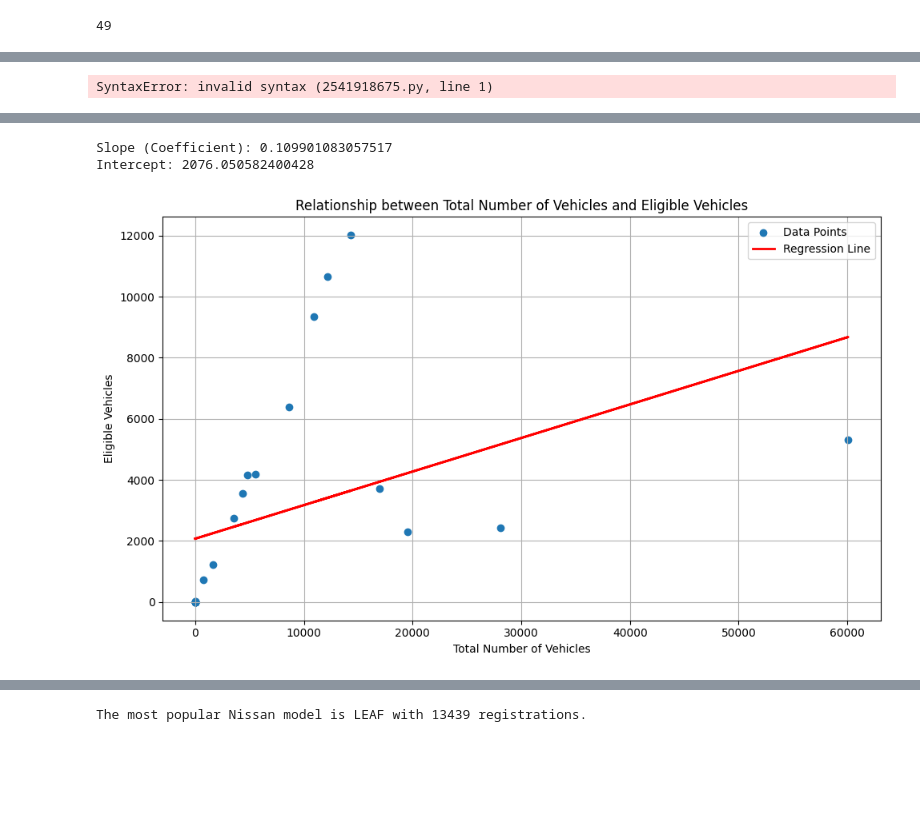
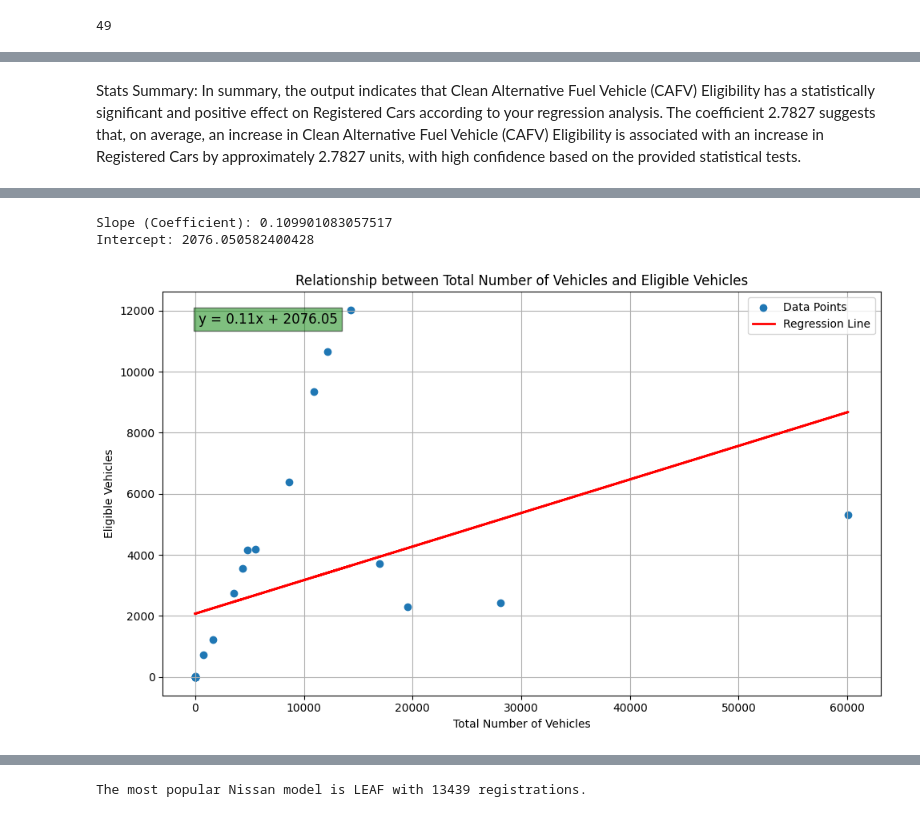
Before and after one commit to mariemsdiaz/electric-vehicles-washington, a Jupyter notebook: mariemproject/EVS/EVCarsEDA.ipynb, the cells around one changed output, grey strips where cells are left out. Cells and saved outputs as stored; diff of their text form; code cells hidden in the pictures; blank space fills up the shorter version.

Commit message:
finalizing charts and cleaning

```diff
--- a/mariemproject/EVS/EVCarsEDA.ipynb
+++ b/mariemproject/EVS/EVCarsEDA.ipynb
@@ -251,10 +250,8 @@ Notes:
-# %%
-Stats Summary: In summary, the output indicates that Clean Alternative Fuel Vehicle (CAFV) Eligibility has a statistically
-significant and positive effect on Registered Cars according to your regression analysis. The coefficient 2.7827
-suggests that, on average, an increase in Clean Alternative Fuel Vehicle (CAFV) Eligibility is associated with an
-increase in Registered Cars by approximately 2.7827 units, with high confidence based on the provided statistical tests.
-# %% [output]
-SyntaxError: invalid syntax (2541918675.py, line 1)
+# %% [markdown]
+Stats Summary: In summary, the output indicates that Clean Alternative Fuel Vehicle (CAFV) Eligibility has a statistically
+significant and positive effect on Registered Cars according to your regression analysis. The coefficient 2.7827
+suggests that, on average, an increase in Clean Alternative Fuel Vehicle (CAFV) Eligibility is associated with an
+increase in Registered Cars by approximately 2.7827 units, with high confidence based on the provided statistical tests.
 # %%
 model_size=electric_car_data.groupby('Model Year').size()
 model_size
@@ -329,33 +326,37 @@ print(regression_dataframe)
 # %%
 regression_model=LinearRegression()
 regression_model.fit(regression_dataframe[['Total Number of Vehicles']],regression_dataframe['Eligible Vehicles'])
 slope=regression_model.coef_[0]
 intercept = regression_model.intercept_
 
 
 print(f"Slope (Coefficient): {slope}")
 print(f"Intercept: {intercept}")
 
 plt.figure(figsize=(10, 6))
 plt.scatter(regression_dataframe['Total Number of Vehicles'],regression_dataframe['Eligible Vehicles'] , label='Data Points')
 
 # Plotting the regression line
 plt.plot(regression_dataframe[['Total Number of Vehicles']], regression_model.predict(regression_dataframe[['Total Number of Vehicles']]), color='red', linewidth=2, label='Regression Line')
 
 # Add labels and title
 plt.title('Relationship between Total Number of Vehicles and Eligible Vehicles')
 plt.xlabel('Total Number of Vehicles')
 plt.ylabel('Eligible Vehicles')
+
+equation_text = f'y = {slope:.2f}x + {intercept:.2f}'
+plt.text(0.05, 0.95, equation_text, transform=plt.gca().transAxes, fontsize=12, verticalalignment='top', bbox=dict(facecolor='green', alpha=0.5))
+
 plt.legend()
 plt.savefig("output_data/Fig4.png")
 # Display plot
 plt.grid(True)
 plt.tight_layout()
 plt.show()
 # %% [output]
 Slope (Coefficient): 0.109901083057517
 Intercept: 2076.050582400428
-[figure, old version]
+[figure, new version]
 # %%
 There is a positive relationship between the total number of vehicles and the number of eligible vehicles,
 suggesting that as the total number of vehicles increases, the number of eligible vehicles also tends to increase.
```
Also changed, not shown: parts of 19 cells of this notebook, 4 other files.
